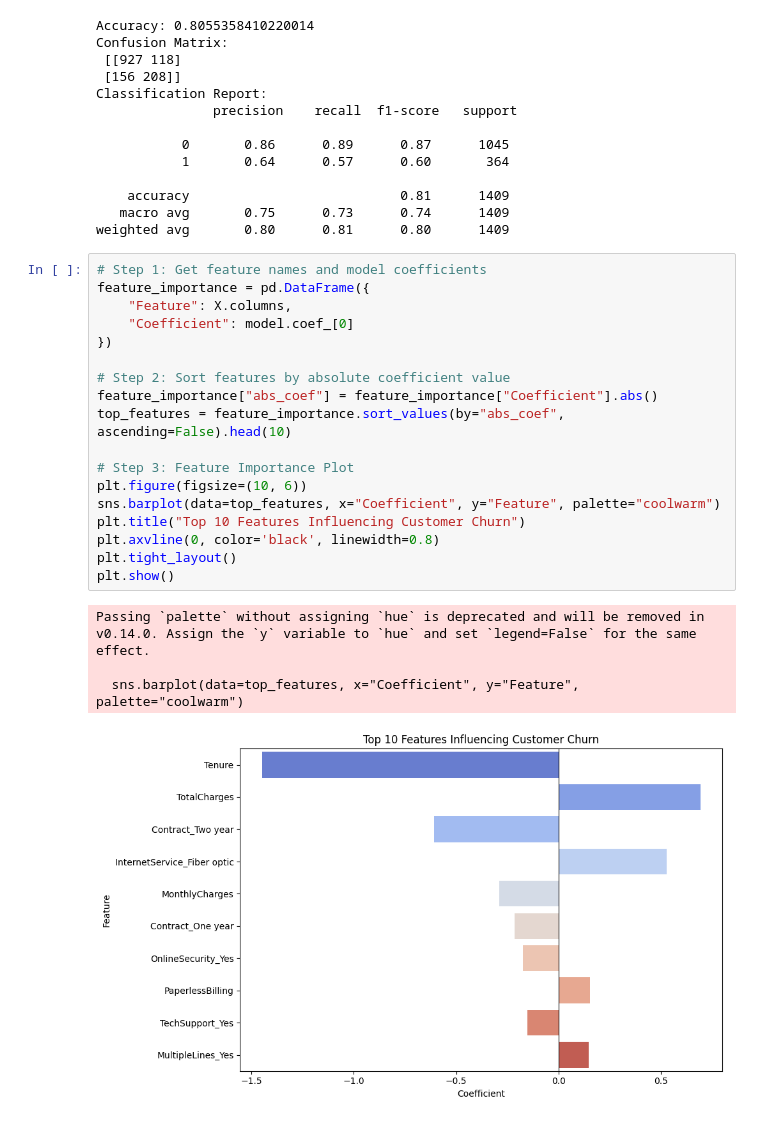
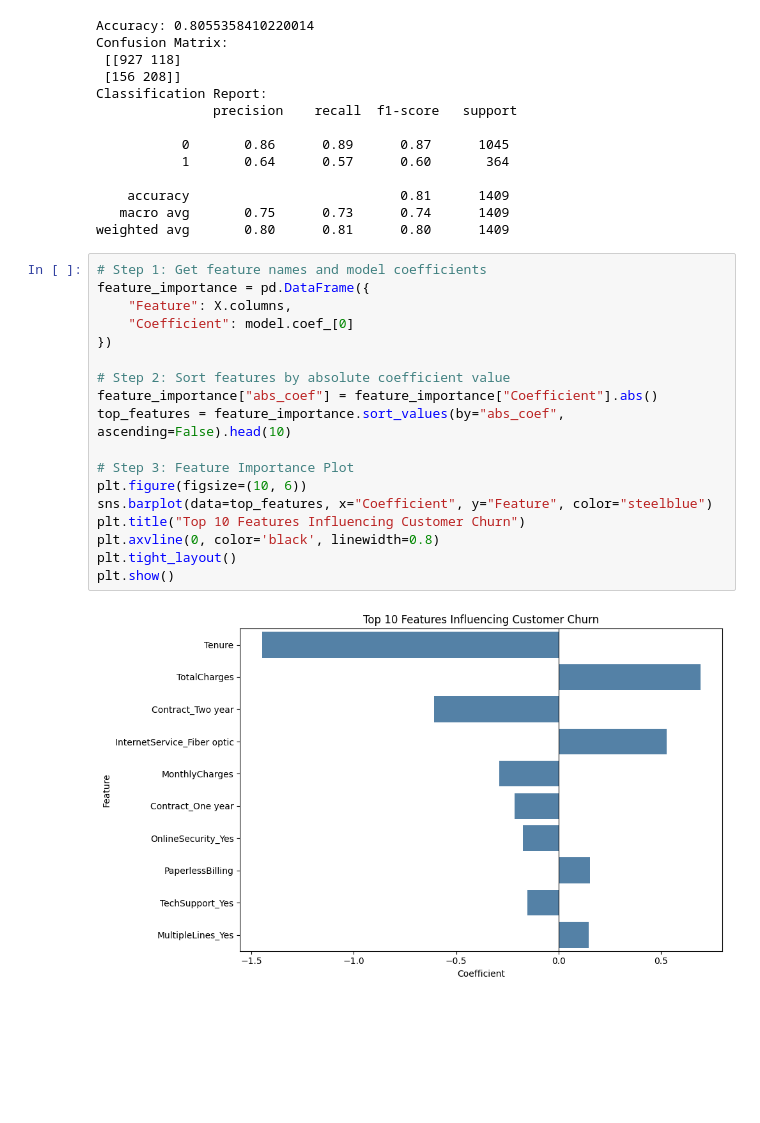
Before and after one commit to boraorhan/customer-churn-prediction, a Jupyter notebook: churn_modelling.ipynb, the cells around one changed output. Drawn from its saved outputs; the diff is of its cells as text; blank space fills up the shorter version.

Commit message:
Fix seaborn barplot palette warning

```diff
--- a/churn_modelling.ipynb
+++ b/churn_modelling.ipynb
@@ -89,23 +89,20 @@ weighted avg       0.80      0.81      0.80      1409
 # %%
 # Step 1: Get feature names and model coefficients
 feature_importance = pd.DataFrame({
     "Feature": X.columns,
     "Coefficient": model.coef_[0]
 })
 
 # Step 2: Sort features by absolute coefficient value
 feature_importance["abs_coef"] = feature_importance["Coefficient"].abs()
 top_features = feature_importance.sort_values(by="abs_coef", ascending=False).head(10)
 
 # Step 3: Feature Importance Plot
 plt.figure(figsize=(10, 6))
-sns.barplot(data=top_features, x="Coefficient", y="Feature", palette="coolwarm")
+sns.barplot(data=top_features, x="Coefficient", y="Feature", color="steelblue")
 plt.title("Top 10 Features Influencing Customer Churn")
 plt.axvline(0, color='black', linewidth=0.8)
 plt.tight_layout()
 plt.show()
 # %% [output]
-Passing `palette` without assigning `hue` is deprecated and will be removed in v0.14.0. Assign the `y` variable to `hue` and set `legend=False` for the same effect.
-
-  sns.barplot(data=top_features, x="Coefficient", y="Feature", palette="coolwarm")
-[figure, old version]
+[figure, new version]
```
